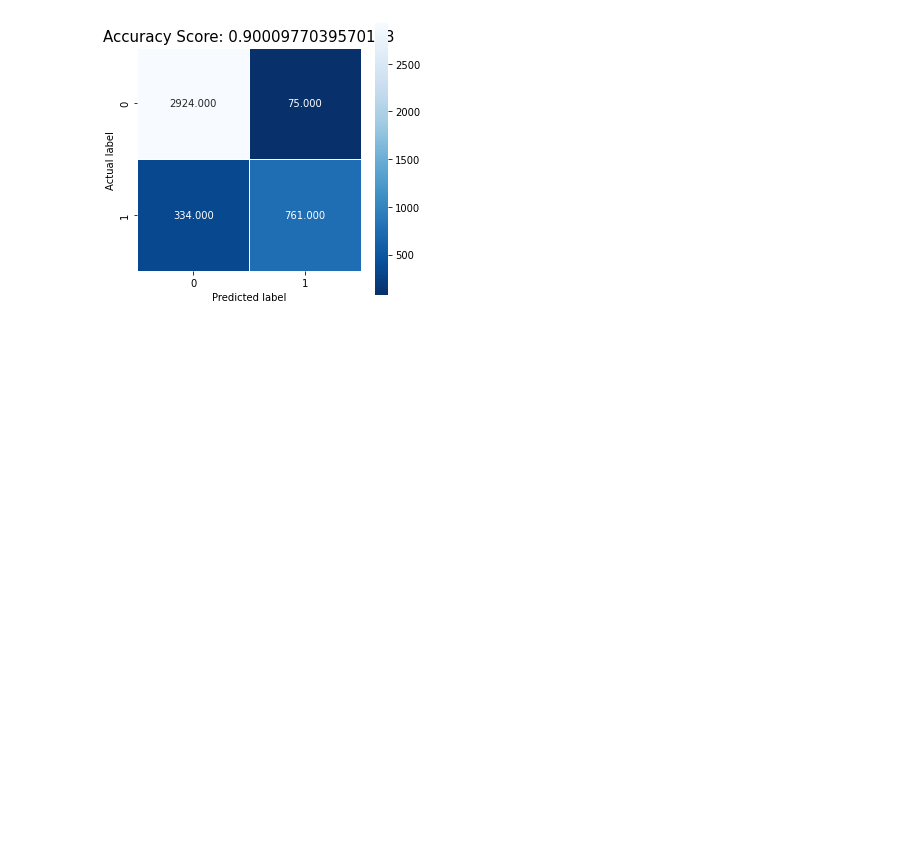
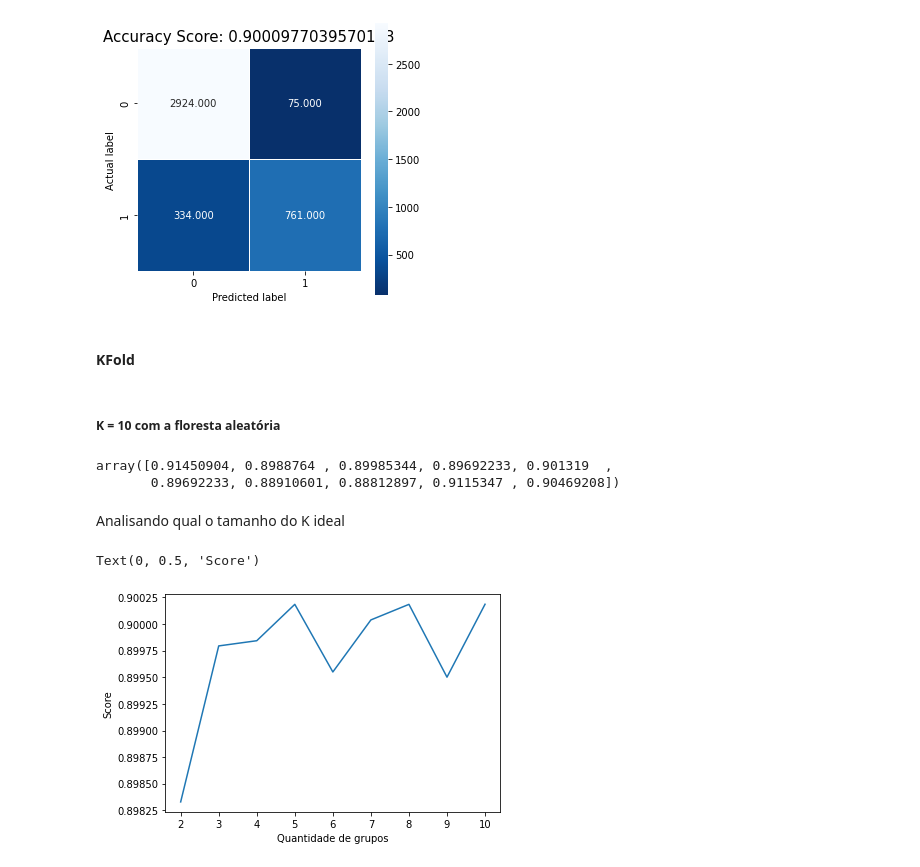
Before and after one commit to doissegundos/Fraud_detection_bank, a Jupyter notebook: fraud.ipynb, the cells around one changed output. Drawn from its saved outputs; the diff is of its cells as text; code cells hidden in the pictures; blank space fills up the shorter version.

Commit message:
adicionando kfold

```diff
--- a/fraud.ipynb
+++ b/fraud.ipynb
@@ -270,3 +270,34 @@ Classification Report
    macro avg       0.90      0.83      0.86      4094
 weighted avg       0.90      0.90      0.90      4094
 [figure]
+# %% [markdown]
+#### KFold
+# %% [markdown]
+##### K = 10 com a floresta aleatória
+# %%
+kfold = KFold(n_splits=10, shuffle=True,random_state=2)
+random_forest = RandomForestClassifier(n_estimators=500, max_leaf_nodes=16, n_jobs=-1,random_state=42)
+result = cross_val_score(random_forest ,X,Y, cv = kfold)
+result
+# %% [output]
+array([0.91450904, 0.8988764 , 0.89985344, 0.89692233, 0.901319  ,
+       0.89692233, 0.88910601, 0.88812897, 0.9115347 , 0.90469208])
+# %% [markdown]
+Analisando qual o tamanho do K ideal
+# %%
+def get_kfold(x,y,k,model):
+    kfold = KFold(n_splits=k, shuffle=True,random_state=2)
+    result = cross_val_score(model,x , y, cv = kfold)
+    return result.mean()
+# %%
+kfold = [get_kfold(X, Y, i, random_forest) for i in range(2,11,1)]
+
+plt.plot(list(range(2,11,1)), kfold)
+plt.xlabel("Quantidade de grupos")
+plt.ylabel("Score")
+#
+#Os k 5,8 e 10 obtiveram os mesmos resultados, logo usar o k=5 é melhor,
+#pois além de ter o mesmo resultado que o 10, ele será mais rapido de processar.
+# %% [output]
+Text(0, 0.5, 'Score')
+[figure, added]
```
Also changed, not shown: parts of 2 cells of this notebook.
